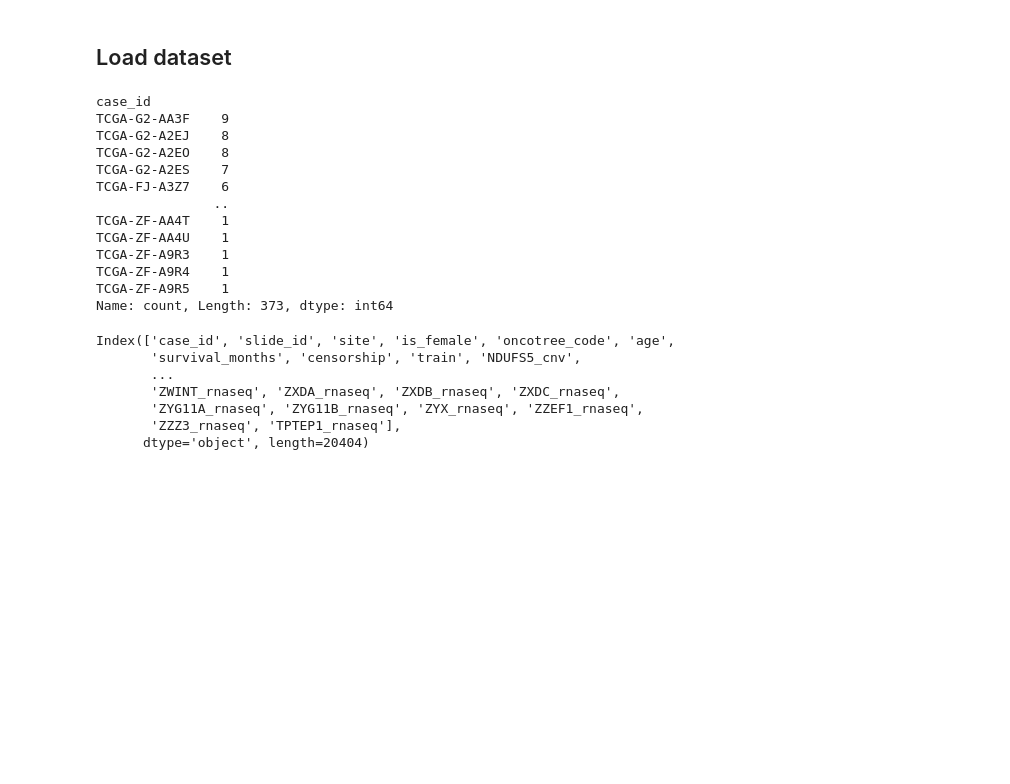
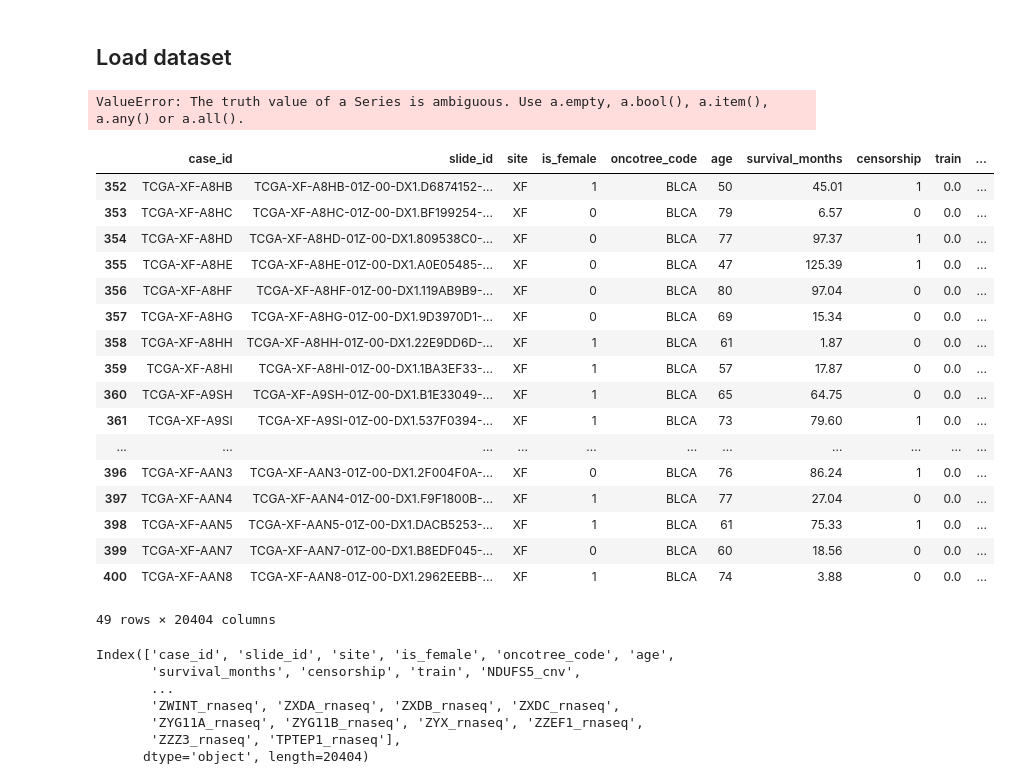
Before and after one commit to Riezmann75/CLAM, a Jupyter notebook: test.ipynb, the cells around one changed output. Cells and saved outputs as stored; diff of their text form; code cells hidden in the pictures; blank space fills up the shorter version.

```diff
--- a/test.ipynb
+++ b/test.ipynb
@@ -142,19 +152,28 @@ import pandas as pd
 import os
 
 # read csv file
-df = pd.read_csv("tcga_blca_all_clean.csv")
-df["case_id"].value_counts()
+df = pd.read_csv("dataset_csv/tcga_blca_all_clean.csv")
+df[df["train"] == 1 & df["censorship"] == 0]
 # %% [output]
-case_id
-TCGA-G2-AA3F    9
-TCGA-G2-A2EJ    8
-TCGA-G2-A2EO    8
-TCGA-G2-A2ES    7
-TCGA-FJ-A3Z7    6
-               ..
-TCGA-ZF-AA4T    1
-TCGA-ZF-AA4U    1
-TCGA-ZF-A9R3    1
-TCGA-ZF-A9R4    1
-TCGA-ZF-A9R5    1
-Name: count, Length: 373, dtype: int64
+ValueError: The truth value of a Series is ambiguous. Use a.empty, a.bool(), a.item(), a.any() or a.all().
+# %%
+df[df["train"] == 0]
+# %% [output]
+|  | case_id | slide_id | site | is_female | oncotree_code | age | survival_months | censorship | train | ... |
+| 352 | TCGA-XF-A8HB | TCGA-XF-A8HB-01Z-00-DX1.D6874152-... | XF | 1 | BLCA | 50 | 45.01 | 1 | 0.0 | ... |
+| 353 | TCGA-XF-A8HC | TCGA-XF-A8HC-01Z-00-DX1.BF199254-... | XF | 0 | BLCA | 79 | 6.57 | 0 | 0.0 | ... |
+| 354 | TCGA-XF-A8HD | TCGA-XF-A8HD-01Z-00-DX1.809538C0-... | XF | 0 | BLCA | 77 | 97.37 | 1 | 0.0 | ... |
+| 355 | TCGA-XF-A8HE | TCGA-XF-A8HE-01Z-00-DX1.A0E05485-... | XF | 0 | BLCA | 47 | 125.39 | 1 | 0.0 | ... |
+| 356 | TCGA-XF-A8HF | TCGA-XF-A8HF-01Z-00-DX1.119AB9B9-... | XF | 0 | BLCA | 80 | 97.04 | 0 | 0.0 | ... |
+| 357 | TCGA-XF-A8HG | TCGA-XF-A8HG-01Z-00-DX1.9D3970D1-... | XF | 0 | BLCA | 69 | 15.34 | 0 | 0.0 | ... |
+| 358 | TCGA-XF-A8HH | TCGA-XF-A8HH-01Z-00-DX1.22E9DD6D-... | XF | 1 | BLCA | 61 | 1.87 | 0 | 0.0 | ... |
+| 359 | TCGA-XF-A8HI | TCGA-XF-A8HI-01Z-00-DX1.1BA3EF33-... | XF | 1 | BLCA | 57 | 17.87 | 0 | 0.0 | ... |
+| 360 | TCGA-XF-A9SH | TCGA-XF-A9SH-01Z-00-DX1.B1E33049-... | XF | 1 | BLCA | 65 | 64.75 | 0 | 0.0 | ... |
+| 361 | TCGA-XF-A9SI | TCGA-XF-A9SI-01Z-00-DX1.537F0394-... | XF | 1 | BLCA | 73 | 79.60 | 1 | 0.0 | ... |
+| ... | ... | ... | ... | ... | ... | ... | ... | ... | ... | ... |
+| 396 | TCGA-XF-AAN3 | TCGA-XF-AAN3-01Z-00-DX1.2F004F0A-... | XF | 0 | BLCA | 76 | 86.24 | 1 | 0.0 | ... |
+| 397 | TCGA-XF-AAN4 | TCGA-XF-AAN4-01Z-00-DX1.F9F1800B-... | XF | 1 | BLCA | 77 | 27.04 | 0 | 0.0 | ... |
+| 398 | TCGA-XF-AAN5 | TCGA-XF-AAN5-01Z-00-DX1.DACB5253-... | XF | 1 | BLCA | 61 | 75.33 | 1 | 0.0 | ... |
+| 399 | TCGA-XF-AAN7 | TCGA-XF-AAN7-01Z-00-DX1.B8EDF045-... | XF | 0 | BLCA | 60 | 18.56 | 0 | 0.0 | ... |
+| 400 | TCGA-XF-AAN8 | TCGA-XF-AAN8-01Z-00-DX1.2962EEBB-... | XF | 1 | BLCA | 74 | 3.88 | 0 | 0.0 | ... |
+49 rows × 20404 columns
```
Also changed, not shown: parts of 4 cells of this notebook, 8 other files.
